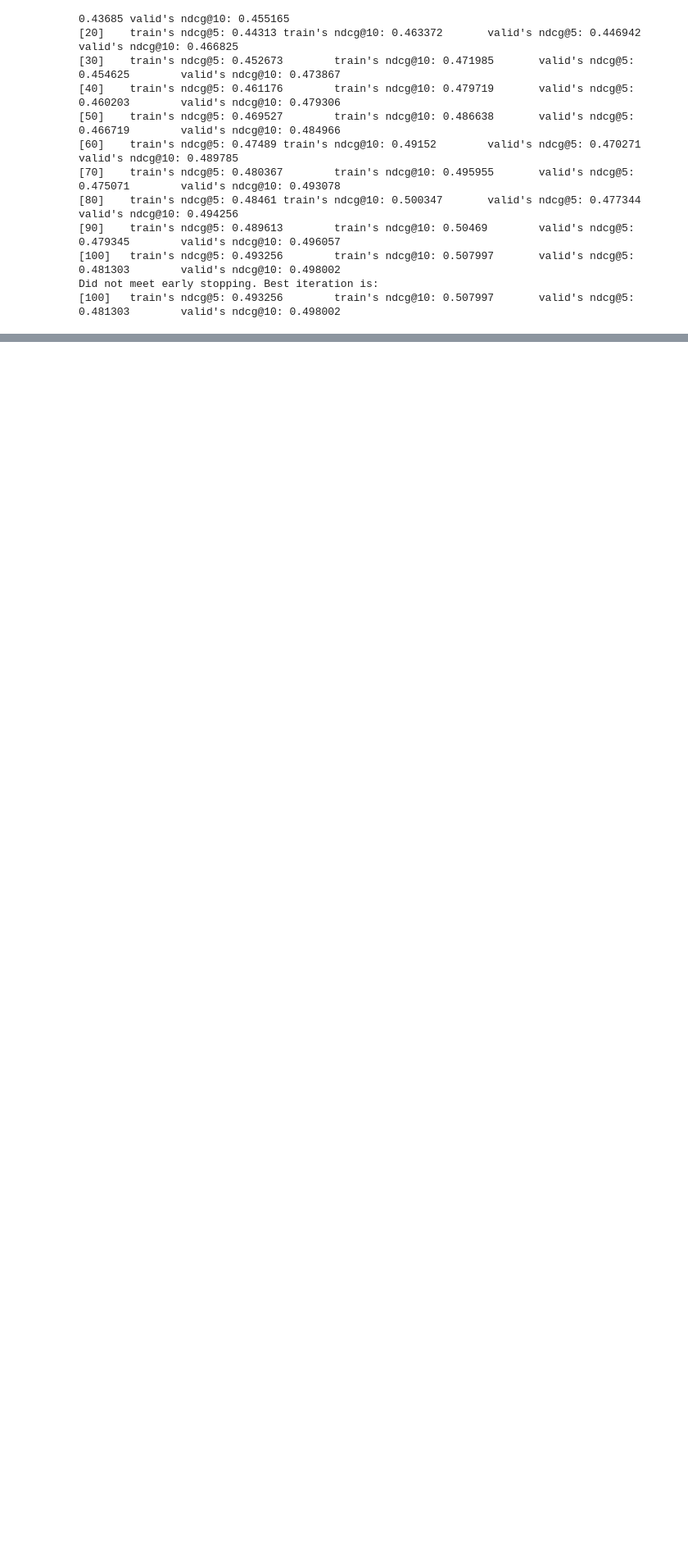
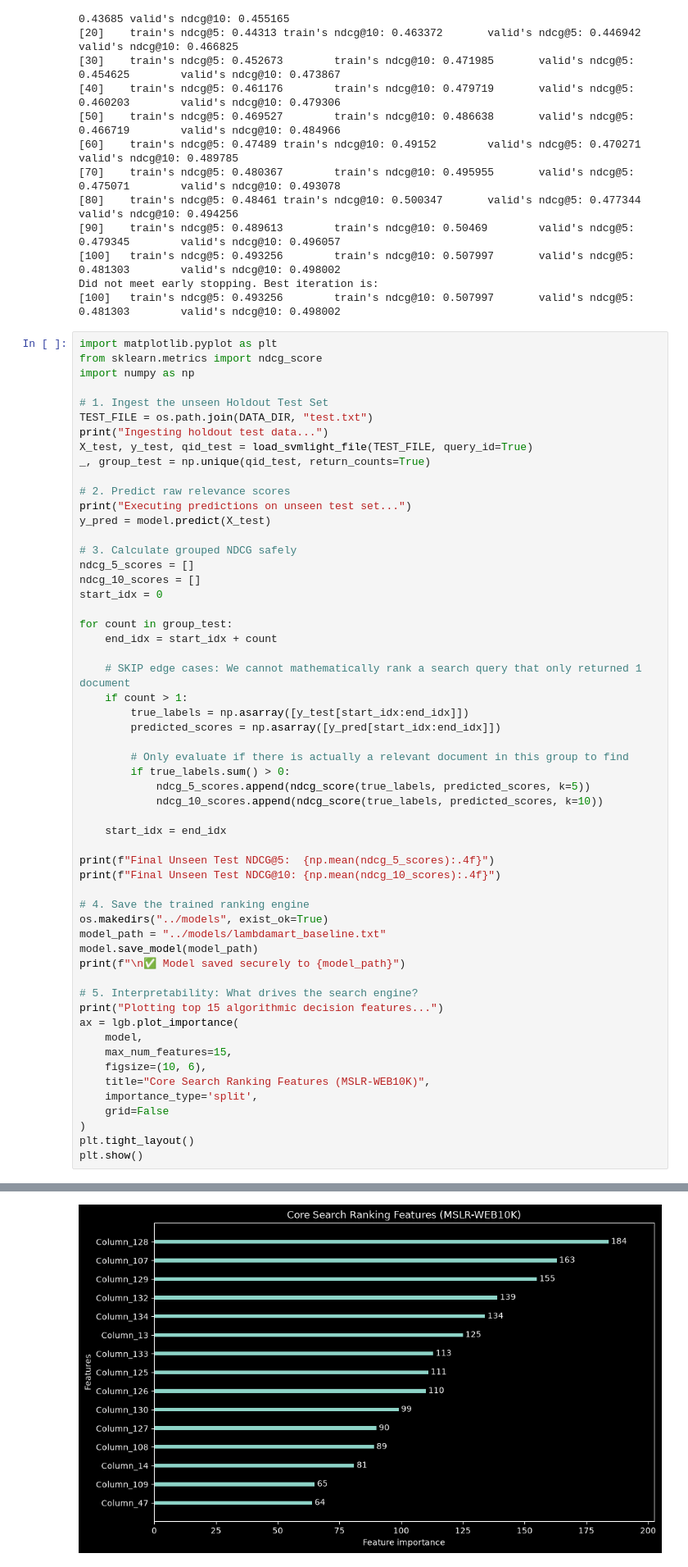
Before and after one commit to Kavurubuvanesh/search-ranking-engine, a Jupyter notebook: notebooks/01_data_exploration.ipynb, the cells around one changed output, grey strips where cells are left out. Shown at 82% size. Saved outputs shown, nothing was run; the diff lists cells and outputs as text; blank space fills up the shorter version.

Commit message:
feat: evaluate unseen test ndcg and extract feature importance weights

```diff
--- a/notebooks/01_data_exploration.ipynb
+++ b/notebooks/01_data_exploration.ipynb
@@ -90,3 +90,60 @@ Training until validation scores don't improve for 15 rounds
 [100]   train's ndcg@5: 0.493256        train's ndcg@10: 0.507997       valid's ndcg@5: 0.481303        valid's ndcg@10: 0.498002
 Did not meet early stopping. Best iteration is:
 [100]   train's ndcg@5: 0.493256        train's ndcg@10: 0.507997       valid's ndcg@5: 0.481303        valid's ndcg@10: 0.498002
+# %%
+import matplotlib.pyplot as plt
+from sklearn.metrics import ndcg_score
+import numpy as np
+
+# 1. Ingest the unseen Holdout Test Set
+TEST_FILE = os.path.join(DATA_DIR, "test.txt")
+print("Ingesting holdout test data...")
+X_test, y_test, qid_test = load_svmlight_file(TEST_FILE, query_id=True)
+_, group_test = np.unique(qid_test, return_counts=True)
+
+# 2. Predict raw relevance scores
+print("Executing predictions on unseen test set...")
+y_pred = model.predict(X_test)
+
+# 3. Calculate grouped NDCG safely
+ndcg_5_scores = []
+ndcg_10_scores = []
+start_idx = 0
+
+for count in group_test:
+    end_idx = start_idx + count
+
+    # SKIP edge cases: We cannot mathematically rank a search query that only returned 1 document
+    if count > 1:
+        true_labels = np.asarray([y_test[start_idx:end_idx]])
+        predicted_scores = np.asarray([y_pred[start_idx:end_idx]])
+
+        # Only evaluate if there is actually a relevant document in this group to find
+        if true_labels.sum() > 0:
+            ndcg_5_scores.append(ndcg_score(true_labels, predicted_scores, k=5))
+            ndcg_10_scores.append(ndcg_score(true_labels, predicted_scores, k=10))
+
+    start_idx = end_idx
+
+print(f"Final Unseen Test NDCG@5:  {np.mean(ndcg_5_scores):.4f}")
+print(f"Final Unseen Test NDCG@10: {np.mean(ndcg_10_scores):.4f}")
+
+# 4. Save the trained ranking engine
+os.makedirs("../models", exist_ok=True)
+model_path = "../models/lambdamart_baseline.txt"
+model.save_model(model_path)
+print(f"\n✅ Model saved securely to {model_path}")
+
+# 5. Interpretability: What drives the search engine?
+print("Plotting top 15 algorithmic decision features...")
+ax = lgb.plot_importance(
+    model,
+    max_num_features=15,
+    figsize=(10, 6),
+    title="Core Search Ranking Features (MSLR-WEB10K)",
+    importance_type='split',
+    grid=False
+)
+plt.tight_layout()
+plt.show()
+# %% [output]
@@ -92,0 +157 @@ Did not meet early stopping. Best iteration is:
+[figure, added]
```
Also changed, not shown: parts of 1 cell of this notebook.
